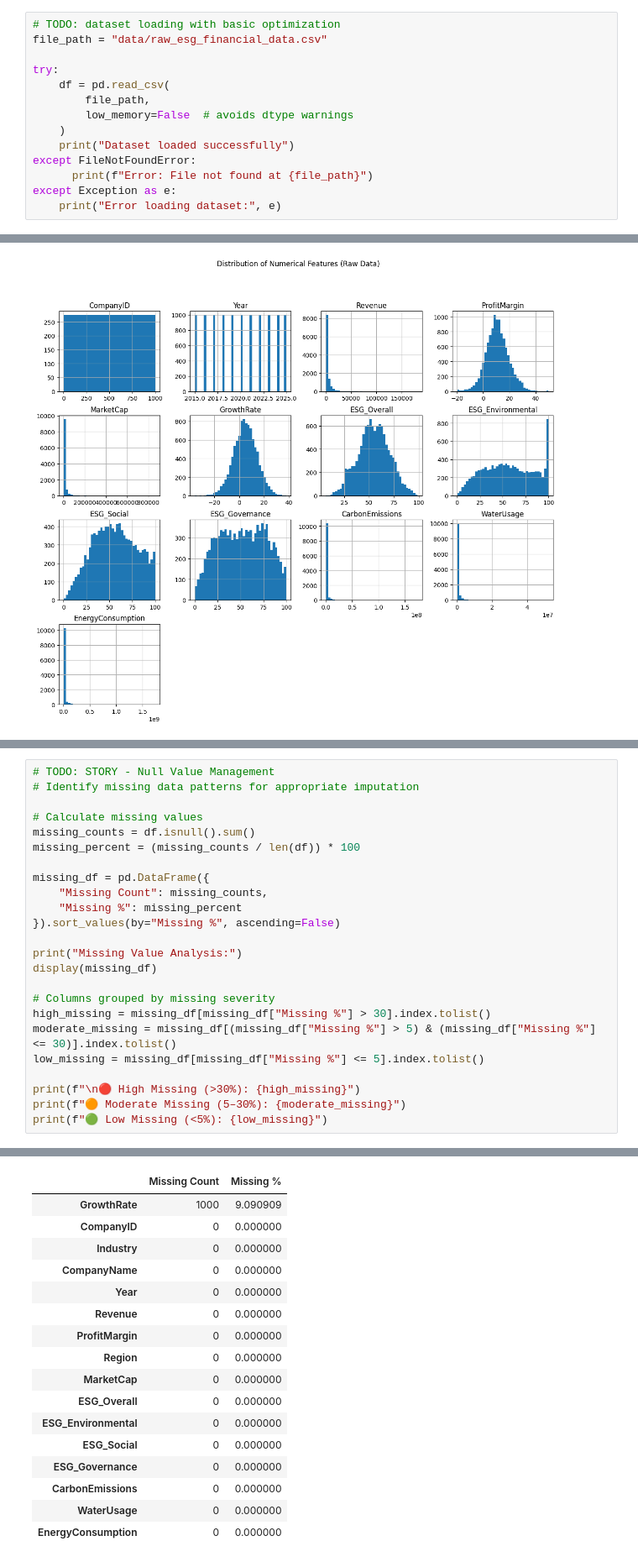
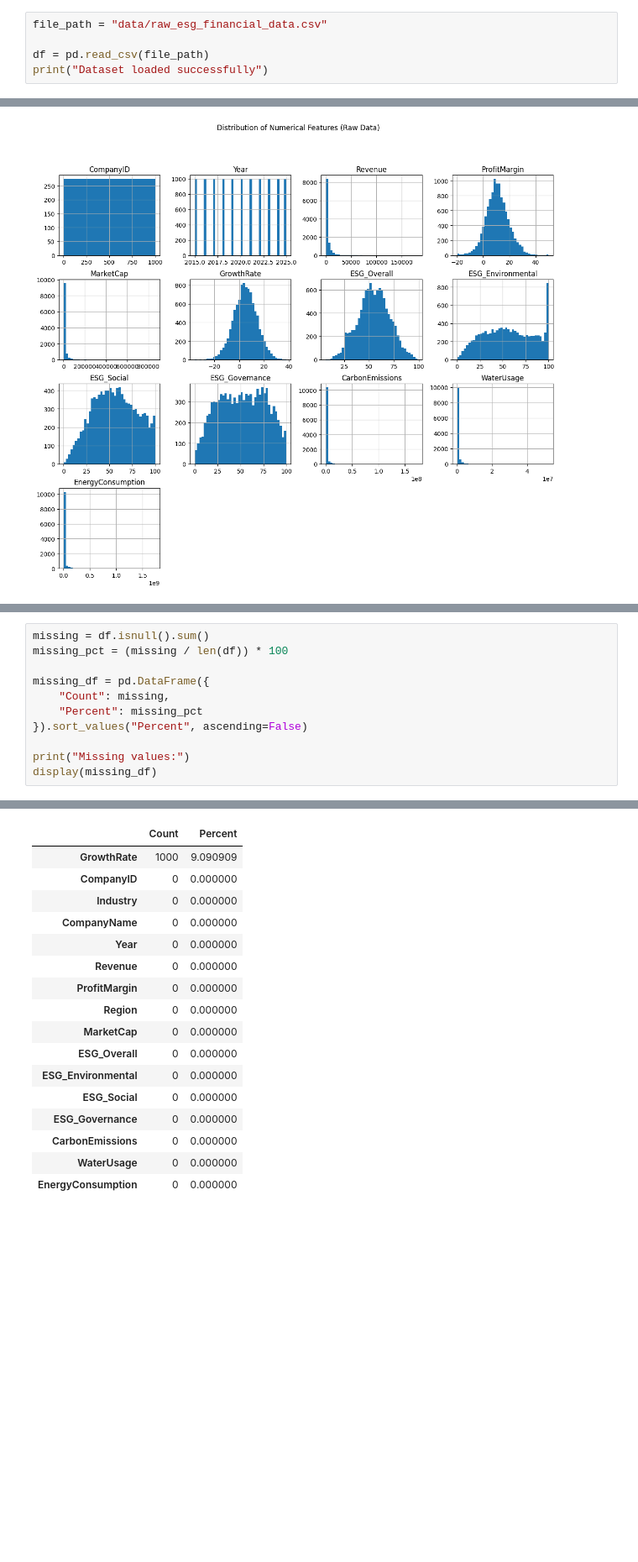
Before and after one commit to KuhuVyas/ESG-Financial-Metrics-Analysis-, a Jupyter notebook: 01_data_quality_cleaning.ipynb, the cells around one changed output, grey strips where cells are left out. Shown at 84% size. Saved outputs shown, nothing was run; the diff lists cells and outputs as text; blank space fills up the shorter version.

Commit message:
fixed errors

```diff
--- a/01_data_quality_cleaning.ipynb
+++ b/01_data_quality_cleaning.ipynb
@@ -4,19 +4,10 @@ import numpy as np
 import matplotlib.pyplot as plt
 import seaborn as sns
 # %%
-# TODO: dataset loading with basic optimization
 file_path = "data/raw_esg_financial_data.csv"
 
-try:
-    df = pd.read_csv(
-        file_path,
-        low_memory=False  # avoids dtype warnings
-    )
-    print("Dataset loaded successfully")
-except FileNotFoundError:
-      print(f"Error: File not found at {file_path}")
-except Exception as e:
-    print("Error loading dataset:", e)
+df = pd.read_csv(file_path)
+print("Dataset loaded successfully")
 # %% [output]
 Dataset loaded successfully
 # %%
@@ -101,25 +90,12 @@ Duplicate Rows: 0
 # %%
-# TODO: STORY - Null Value Management
-# Identify missing data patterns for appropriate imputation
-
-# Calculate missing values
-missing_counts = df.isnull().sum()
-missing_percent = (missing_counts / len(df)) * 100
+missing = df.isnull().sum()
+missing_pct = (missing / len(df)) * 100
 
 missing_df = pd.DataFrame({
-    "Missing Count": missing_counts,
-    "Missing %": missing_percent
-}).sort_values(by="Missing %", ascending=False)
+    "Count": missing,
+    "Percent": missing_pct
+}).sort_values("Percent", ascending=False)
 
-print("Missing Value Analysis:")
+print("Missing values:")
 display(missing_df)
-
-# Columns grouped by missing severity
-high_missing = missing_df[missing_df["Missing %"] > 30].index.tolist()
-moderate_missing = missing_df[(missing_df["Missing %"] > 5) & (missing_df["Missing %"] <= 30)].index.tolist()
-low_missing = missing_df[missing_df["Missing %"] <= 5].index.tolist()
-
-print(f"\n🔴 High Missing (>30%): {high_missing}")
-print(f"🟠 Moderate Missing (5–30%): {moderate_missing}")
-print(f"🟢 Low Missing (<5%): {low_missing}")
 # %% [output]
@@ -127,4 +103,4 @@ Missing Value Analysis:
-|  | Missing Count | Missing % |
+|  | Count | Percent |
 | GrowthRate | 1000 | 9.090909 |
 | CompanyID | 0 | 0.000000 |
 | Industry | 0 | 0.000000 |
```
Also changed, not shown: parts of 10 cells of this notebook, 2 other files.
